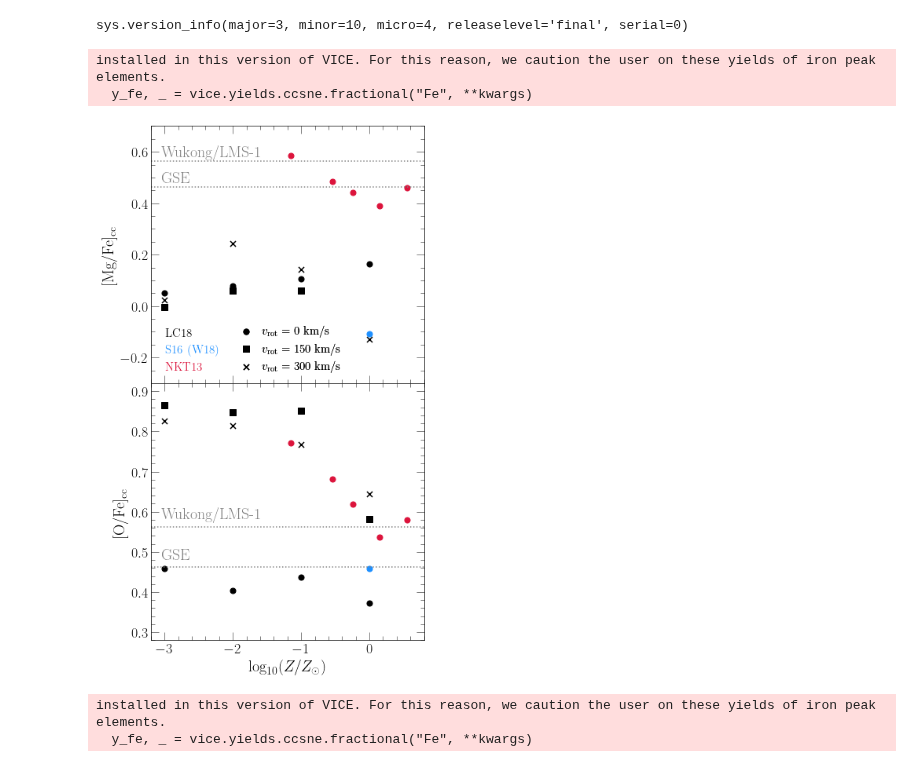
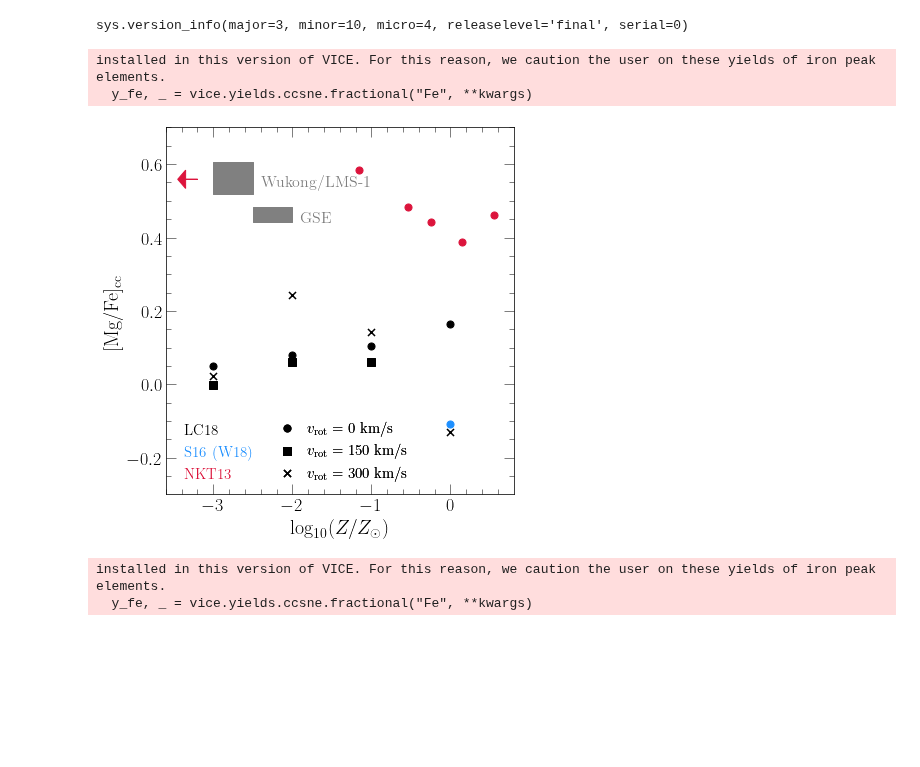
Before and after one commit to giganano/h3halo, a Jupyter notebook: notebooks/refereereport.ipynb, the cells around one changed output. Saved outputs shown, nothing was run; the diff lists cells and outputs as text; code cells hidden in the pictures; blank space fills up the shorter version.

```diff
--- a/notebooks/refereereport.ipynb
+++ b/notebooks/refereereport.ipynb
@@ -9,29 +9,50 @@ load_mpl_presets()
 # %% [output]
 sys.version_info(major=3, minor=10, micro=4, releaselevel='final', serial=0)
 # %%
-fig = plt.figure(figsize = (6, 10))
-ax2 = fig.add_subplot(211)
-ax1 = fig.add_subplot(212, sharex = ax2)
-plt.setp(ax2.get_xticklabels(), visible = False)
-ax1.set_ylabel(r"[O/Fe]$_\text{cc}$")
-ax1.set_xlabel(r"$\log_{10}(Z / Z_\odot)$")
-ax2.set_ylabel(r"[Mg/Fe]$_\text{cc}$")
-ax1.set_xlim([-3.2, 0.8])
-ax1.set_ylim([0.28, 0.92])
-ax2.set_ylim([-0.3, 0.7])
+# fig = plt.figure(figsize = (6, 10))
+fig = plt.figure(figsize = (6, 6))
+ax = fig.add_subplot(111)
+ax.set_xlabel(r"$\log_{10}(Z / Z_\odot)$")
+ax.set_ylabel(r"[Mg/Fe]$_\text{cc}$")
+ax.set_xlim([-3.6, 0.8])
+ax.set_ylim([-0.3, 0.7])
+# ax2 = fig.add_subplot(211)
+# ax1 = fig.add_subplot(212, sharex = ax2)
+# plt.setp(ax2.get_xticklabels(), visible = False)
+# ax1.set_ylabel(r"[O/Fe]$_\text{cc}$")
+# ax1.set_xlabel(r"$\log_{10}(Z / Z_\odot)$")
+# ax2.set_ylabel(r"[Mg/Fe]$_\text{cc}$")
+# ax1.set_xlim([-3.2, 0.8])
+# ax1.set_ylim([0.28, 0.92])
+# ax2.set_ylim([-0.3, 0.7])
 
 gse_fecc = 7.78e-4
+gse_fecc_err = 0.37e-4
 wuk_fecc = 6.17e-4
+wuk_fecc_err = 0.62e-4
 yalpha = 0.01
 gse_plateau = np.log10(yalpha / gse_fecc) - np.log10(vice.solar_z["o"] / vice.solar_z["fe"])
 wuk_plateau = np.log10(yalpha / wuk_fecc) - np.log10(vice.solar_z["o"] / vice.solar_z["fe"])
-for ax in [ax1, ax2]:
-    kwargs = {"c": named_colors()["grey"], "linestyle": ":"}
-    ax.axhline(gse_plateau, **kwargs)
-    ax.axhline(wuk_plateau, **kwargs)
-    kwargs = {"color": named_colors()["grey"], "fontsize": 20}
-    ax.text(ax.get_xlim()[0] + 0.15, gse_plateau + 0.02, "GSE", **kwargs)
-    ax.text(ax.get_xlim()[0] + 0.15, wuk_plateau + 0.02, "Wukong/LMS-1", **kwargs)
+gse_plateau_err = 1 / np.log(10) * gse_fecc_err / gse_fecc
+wuk_plateau_err = 1 / np.log(10) * wuk_fecc_err / wuk_fecc
+kwargs = {"color": named_colors()["grey"]}
+ax.fill_between([-2.5, -2], 2 * [gse_plateau - gse_plateau_err], 2 * [gse_plateau + gse_plateau_err], **kwargs)
+ax.fill_between([-3, -2.5], 2 * [wuk_plateau - wuk_plateau_err], 2 * [wuk_plateau + wuk_plateau_err], **kwargs)
+kwargs["fontsize"] = 16
+ax.text(-1.9, gse_plateau - gse_plateau_err, "GSE", **kwargs)
+ax.text(-2.4, wuk_plateau - wuk_plateau_err / 2, "Wukong/LMS-1", **kwargs)
+
+# gse_fecc = 7.78e-4
+# wuk_fecc = 6.17e-4
+# yalpha = 0.01
+# gse_plateau = np.log10(yalpha / gse_fecc) - np.log10(vice.solar_z["o"] / vice.solar_z["fe"])
+# wuk_plateau = np.log10(yalpha / wuk_fecc) - np.log10(vice.solar_z["o"] / vice.solar_z["fe"])
+# kwargs = {"c": named_colors()["grey"], "linestyle": ":"}
+# ax.axhline(gse_plateau, **kwargs)
+# ax.axhline(wuk_plateau, **kwargs)
+# kwargs = {"color": named_colors()["grey"], "fontsize": 20}
+# ax.text(ax.get_xlim()[0] + 0.15, gse_plateau + 0.02, "GSE", **kwargs)
+# ax.text(ax.get_xlim()[0] + 0.15, wuk_plateau + 0.02, "Wukong/LMS-1", **kwargs)
 
 TABLES = ["LC18", "S16/W18", "NKT13"]
 # TABLES = ["LC18", "S16/W18", "WW95"]
@@ -44,7 +65,7 @@ LABELS = {
 LOGZ = {
     "LC18": [-3, -2, -1, 0],
     "S16/W18": [0],
-    "NKT13": [-1.15, -0.54, -0.24, 0.15, 0.55],
+    "NKT13": [-float("inf"), -1.15, -0.54, -0.24, 0.15, 0.55],
     "WW95": [-2, -1, 0]
 }
 ROTATION = {
@@ -90,10 +111,10 @@ kwargs = {
     "handlelength": 0,
     "fontsize": 15
 }
-leg = ax2.legend(**kwargs)
+leg = ax.legend(**kwargs)
 fancy_legend(leg, [COLORS[table] for table in TABLES])
 for line in lines: line.remove()
-ax2.add_artist(leg)
+ax.add_artist(leg)
 
 for table in TABLES:
     for rotation in ROTATION[table]:
@@ -101,40 +122,44 @@ for table in TABLES:
             kwargs = {
                 "study": table,
                 "MoverH": logz,
                 "rotation": rotation,
                 "m_upper": UPPERS[table]
             }
-            y_o, _ = vice.yields.ccsne.fractional("O", **kwargs)
+#             y_o, _ = vice.yields.ccsne.fractional("O", **kwargs)
             y_mg, _ = vice.yields.ccsne.fractional("Mg", **kwargs)
             y_fe, _ = vice.yields.ccsne.fractional("Fe", **kwargs)
-            ofe_cc = np.log10(y_o / y_fe) - np.log10(vice.solar_z["o"] / vice.solar_z["fe"])
+#             ofe_cc = np.log10(y_o / y_fe) - np.log10(vice.solar_z["o"] / vice.solar_z["fe"])
             mgfe_cc = np.log10(y_mg / y_fe) - np.log10(vice.solar_z["mg"] / vice.solar_z["fe"])
             kwargs = {
                 "c": COLORS[table],
                 "marker": markers()[MARKERS[rotation]],
                 "s": 50
             }
             if table == "LC18" and logz == 0: kwargs["label"] = r"$v_\text{rot} = %d$ km/s" % (rotation)
-            ax1.scatter(logz, ofe_cc, **kwargs)
-            ax2.scatter(logz, mgfe_cc, **kwargs)
+#             if np.isinf(logz): logz = -3.2
+            if np.isinf(logz):
+                ax.arrow(-3.2, mgfe_cc, -0.15, 0, head_width = 0.05, head_length = 0.1, color = kwargs["c"])
+            else:
+#             ax1.scatter(logz, ofe_cc, **kwargs)
+                ax.scatter(logz, mgfe_cc, **kwargs)
 
 kwargs = {
     "loc": mpl_loc("lower center"),
     "ncol": 1,
     "fontsize": 15,
 #     "bbox_to_anchor": (0.01, 0.8)
 }
-leg = ax2.legend(**kwargs)
-ax2.add_artist(leg)
+leg = ax.legend(**kwargs)
+ax.add_artist(leg)
 
 plt.tight_layout()
 plt.subplots_adjust(hspace = 0)
 plt.savefig("../paper/yield-comparison.pdf")
 plt.show()
 # %% [output]
 installed in this version of VICE. For this reason, we caution the user on these yields of iron peak elements.
   y_fe, _ = vice.yields.ccsne.fractional("Fe", **kwargs)
-[figure, old version]
+[figure, new version]
 # %%
 fig = plt.figure(figsize = (6, 10))
 ax2 = fig.add_subplot(211)
```
Also changed, not shown: 10 other files.
